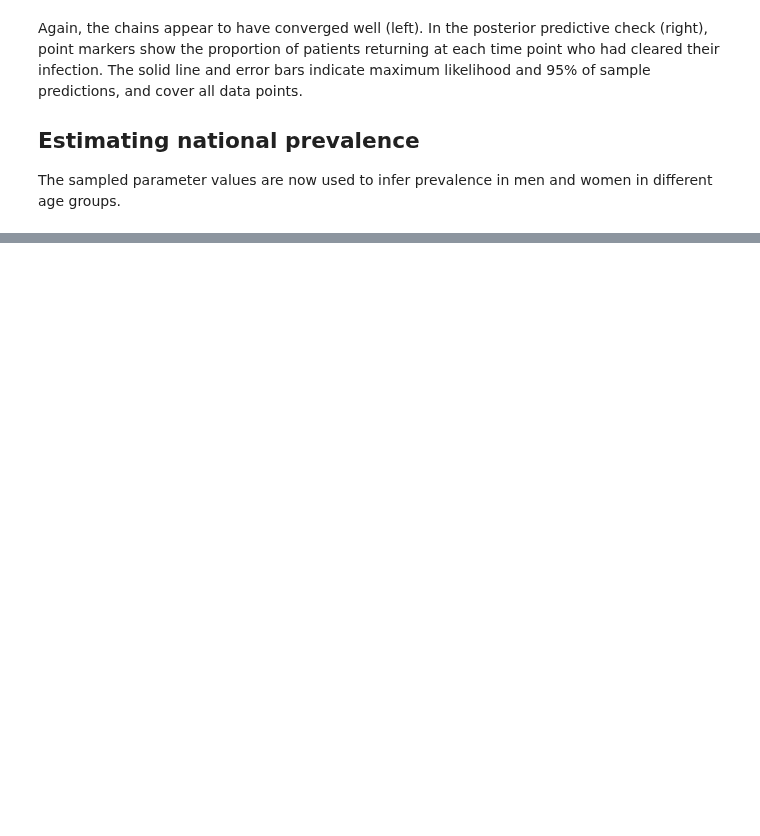
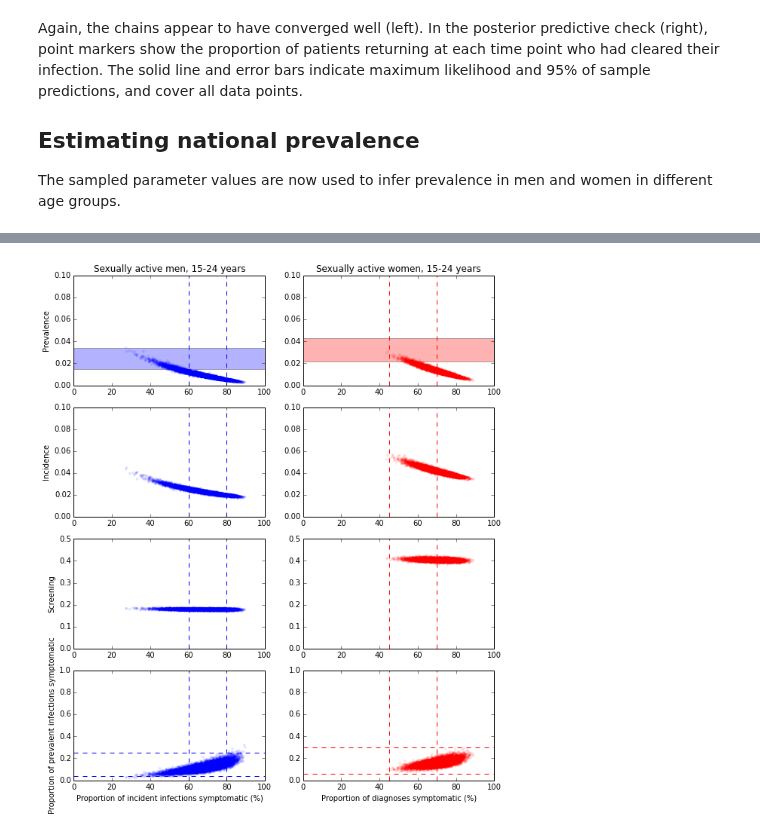
Before and after one commit to joanna-lewis/ct_surveillance, a Jupyter notebook: england.ipynb, the cells around one changed output, grey strips where cells are left out. Cells and saved outputs as stored; diff of their text form; code cells hidden in the pictures; blank space fills up the shorter version.

Commit message:
Include information on proportion of prevalent infections symptomatic (rather than assuming equal to proportion of incident infections symptomatic).

```diff
--- a/england.ipynb
+++ b/england.ipynb
@@ -561,0 +894,15 @@ for i in xrange(n_sample):
+# %%
+prev_f = zeros(n_sample)
+inc_f = zeros(n_sample)
+scr_f = zeros(n_sample)
+p_symp_f = zeros(n_sample)
+
+for i in xrange(n_sample):
+    [inc_f[i], scr_f[i], p_symp_f[i]] = fsolve(lambda x: test_diag_prev_symp_fun(concatenate([
+                    x, array([
+                            sc_f[i], # rate of self-clear
+                            att_symp[i],
+                            p_true_pos_f[i],
+                            p_false_pos_f[i]
+                        ])])) - array([test_rate_f_15_24[i],diag_rate_f_15_24[i], 1-p_asymp_f[i]]), [0.09, 0.25, 0.8])
+    prev_f[i] = dyn_fun(inc_f[i]*(1-p_symp_f[i]), sc_f[i] + scr_f[i]*p_true_pos_f[i], inc_f[i]*p_symp_f[i], sc_f[i] + scr_f[i]*p_true_pos_f[i] + att_symp[i]*p_true_pos_f[i])
@@ -561,0 +920,84 @@ for i in xrange(n_sample):
+# %%
+fig = plt.figure(figsize = (10,12))
+
+xtk_m = [0, 10000, 20000, 30000, 40000] # x-axis ticks for men
+xtk_f = [0, 20000, 40000, 60000, 80000] # x-axis ticks for women
+
+ax1 = fig.add_subplot(421)
+ax1.plot(100*p_symp_m, prev_m, '.', alpha = 0.1)
+ax1.fill_between([0,50000], 0.015, 0.034, facecolor='b', alpha=0.3)
+ax1.plot([60,60],[0,1],'--b')
+ax1.plot([80,80],[0,1],'--b')
+ax1.set_xlim([0,100])
+ax1.set_ylim([0,0.1])
+#ax1.set_xticks(xtk_m)
+ax1.set_ylabel('Prevalence')
+ax1.set_title('Sexually active men, 15-24 years')
+
+ax2 = fig.add_subplot(422)
+ax2.plot(100*p_symp_f, prev_f, '.r', alpha = 0.1)
+ax2.fill_between([0,100000], 0.022, 0.043, facecolor='r', alpha=0.3)
+ax2.plot([45,45],[0,1],'--r')
+ax2.plot([70,70],[0,1],'--r')
+ax2.set_xlim([0,100])
+ax2.set_ylim([0,0.1])
+#ax2.set_xticks(xtk_f)
+ax2.set_title('Sexually active women, 15-24 years')
+
+ax3 = fig.add_subplot(423)
+ax3.plot(100*p_symp_m, inc_m, '.', alpha = 0.1)
+ax3.plot([60,60],[0,1.2],'--b')
+ax3.plot([80,80],[0,1.2],'--b')
+ax3.set_xlim([0,100])
+ax3.set_ylim([0,0.1])
+#ax3.set_xticks(xtk_m)
+ax3.set_ylabel('Incidence')
+
+ax4 = fig.add_subplot(424)
+ax4.plot(100*p_symp_f, inc_f, '.r', alpha = 0.1)
+ax4.plot([45,45],[0,1.2],'--r')
+ax4.plot([70,70],[0,1.2],'--r')
+ax4.set_xlim([0,100])
+ax4.set_ylim([0,0.1])
+#ax4.set_xticks(xtk_f)
+
+ax5 = fig.add_subplot(425)
+ax5.plot(100*p_symp_m, scr_m, '.', alpha = 0.1)
+ax5.plot([60,60],[0,1],'--b')
+ax5.plot([80,80],[0,1],'--b')
+ax5.set_xlim([0,100])
+ax5.set_ylim([0,0.5])
+ax5.set_ylabel('Screening')
+#ax5.set_xticks(xtk_m)
+
+ax6 = fig.add_subplot(426)
+ax6.plot(100*p_symp_f, scr_f, '.r', alpha = 0.1)
+ax6.plot([45,45],[0,1],'--r')
+ax6.plot([70,70],[0,1],'--r')
+ax6.set_xlim([0,100])
+ax6.set_ylim([0,0.5])
+#ax6.set_xticks(xtk_f)
+
+ax7 = fig.add_subplot(427)
+ax7.plot(100*p_symp_m, 1 - p_asymp_m, '.', alpha = 0.1)
+ax7.plot([60,60],[0,1],'--b')
+ax7.plot([80,80],[0,1],'--b')
+ax7.plot([0,100],[0.04,0.04],'--b')
+ax7.plot([0,100],[0.25,0.25],'--b')
+ax7.set_xlim([0,100])
+ax7.set_ylim([0,1])
+ax7.set_xlabel('Proportion of incident infections symptomatic (%)')
+ax7.set_ylabel('Proportion of prevalent infections symptomatic')
+#ax7.set_xticks(xtk_m)
+
+ax8 = fig.add_subplot(428)
+ax8.plot(100*p_symp_f, 1 - p_asymp_f, '.r', alpha = 0.1)
+ax8.plot([45,45],[0,1],'--r')
+ax8.plot([70,70],[0,1],'--r')
+ax8.plot([0,100],[0.06,0.06],'--r')
+ax8.plot([0,100],[0.30,0.30],'--r')
+ax8.set_xlim([0,100])
+ax8.set_ylim([0,1])
+ax8.set_xlabel('Proportion of diagnoses symptomatic (%)')
+#ax8.set_xticks(xtk_f)
+# %% [output]
@@ -561,0 +1005 @@ for i in xrange(n_sample):
+[figure, added]
```
Also changed, not shown: parts of 41 cells of this notebook, 16 other files.
